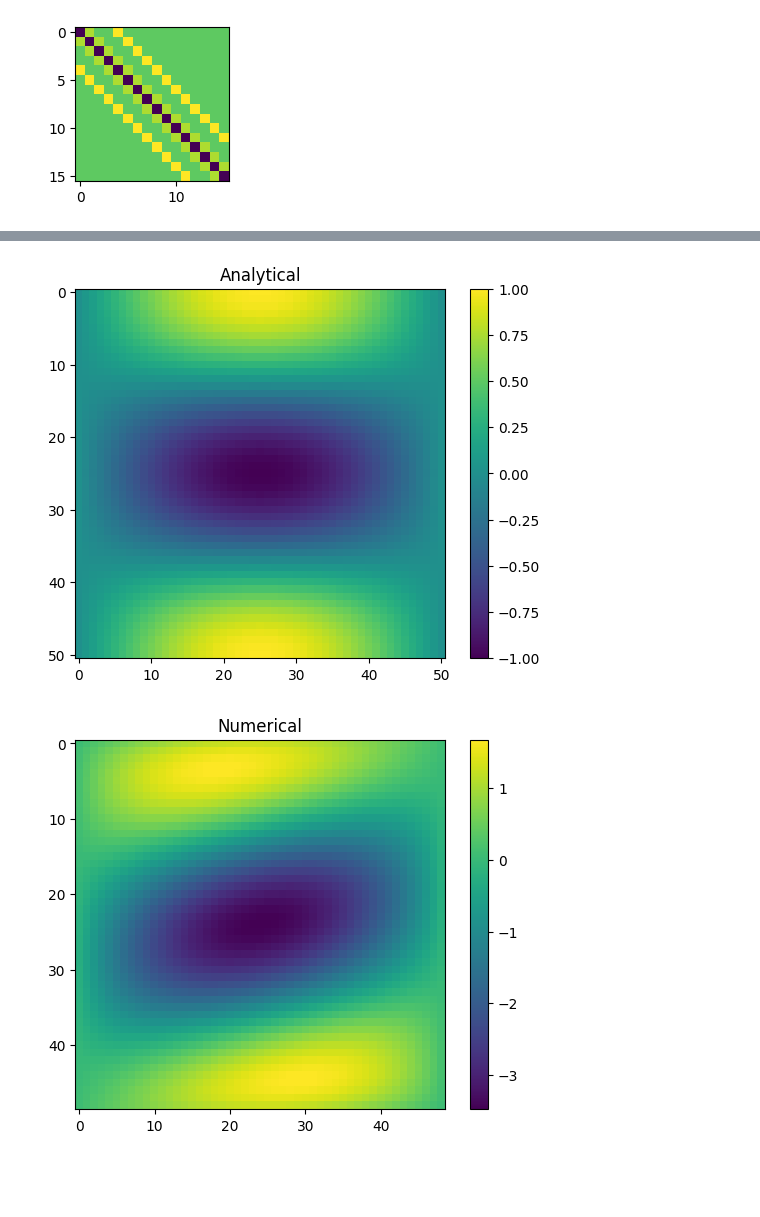
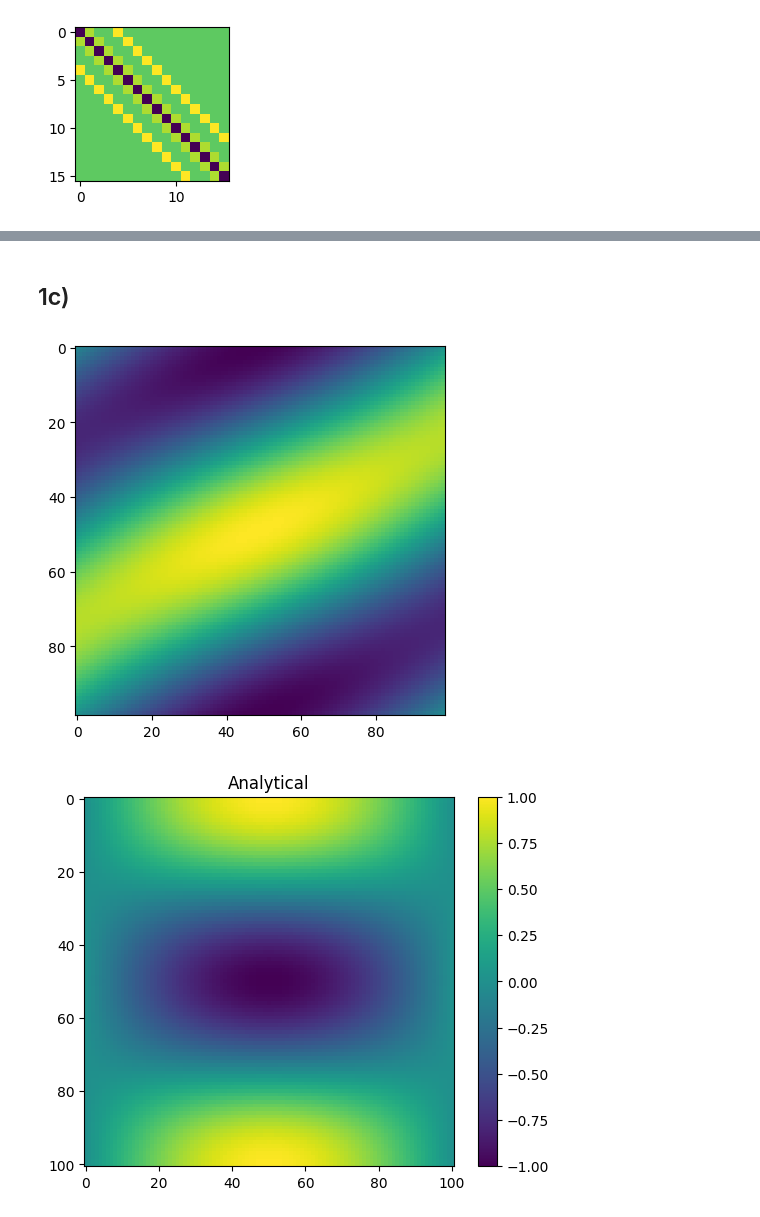
Before and after one commit to aledha/TMA4212-NumDiffDiff, a Jupyter notebook: Project 1/Proj1_code.ipynb, the cells around one changed output, grey strips where cells are left out. Cells and saved outputs as stored; diff of their text form; code cells hidden in the pictures; blank space fills up the shorter version.

```diff
--- a/Project 1/Proj1_code.ipynb
+++ b/Project 1/Proj1_code.ipynb
@@ -41,10 +41,12 @@ def dirichlet(boundaries, alpha = 1, beta = 1):
     l, t, r, b = boundaries
     M = l.shape[0] - 1         # l is M+1
     G = np.zeros((M-1, M-1))
-    G[0, :] += beta * np.insert(b[M-1: 1: -1], 0, 0)
-    G[-1, :] += beta * np.append(t[2: M], 0)
+    G[0, :] += beta * np.insert(b[2:M], 0, 0)
+    G[-1, :] += beta * np.append(t[2: M],0)
     G[:, 0] += alpha * l[1:M] + beta * l[0:M-1]
-    G[:, -1] += alpha * r[M-1:0:-1] + beta * r[M-2::-1]
+    G[:, -1] += alpha * r[0:M-1] + beta * r[1:M]
+    """plt.imshow(G)
+    plt.show()"""
     return G.flatten()
 
 
@@ -131,18 +149,19 @@ def solver(f, boundaries, a, M):
     k = 2*h
 
     alpha = a / h**2
-    beta = 1 / (h**2 + k**2)
+    beta = 1 / h**2
     consts = [alpha, -2*(alpha + beta), alpha]
     offsets = [-1, 0, 1]
     C = ndiag(consts, offsets, M-1)
     B = beta * np.eye(M-1)
+    B[-1,-1] = 0
     A = triblock(C, B, M)
     g = dirichlet(boundaries, alpha, beta)
     U_vec = np.linalg.solve(A, -g + f)
     U = U_vec.reshape((M-1, M-1))
     return U
 
-M = 50
+"""M = 50
 f = np.ones((M-1)**2)
 
 l = 5*np.sin(np.pi*np.arange(M+1)/(M+1))
@@ -152,12 +171,12 @@ b = 5*np.sin(np.pi*np.arange(M+1)/(M+1))
 boundaries = [l,t,r,b]
 
 
-a = 2
-U = solver(f, boundaries, a, M)
+a = 5"""
+#U = solver(f, boundaries, a, M)
 
-plt.imshow(U, origin = 'lower')
-plt.colorbar()
-plt.show()
+#plt.imshow(U, origin = 'lower')
+#plt.colorbar()
+#plt.show()
 """plt.plot(U[0,:])
 plt.plot(np.flip(b))
 plt.show()"""
@@ -167,9 +232,11 @@ plt.show()"""
+# %% [markdown]
+## 1c)
 # %%
-M = 50
+M = 100
 h = 1/M
 k = 2*h
 r = 2
-a = 1
+a = 0.1
 x = np.linspace(0, 1, M+1)
 y = np.linspace(0, 2, M+1)
 
@@ -178,35 +245,37 @@ def u_exact(x, y):
 U_exact = gridify(u_exact, M+1)
 
 def f(x, y):
-    return np.pi**2 * ((-a-1-r**2) * np.sin(np.pi * x)* np.cos(np.pi * y) - 2*r * np.cos(np.pi * x)* np.sin(np.pi * y))
+    return np.pi**2 * ((-a-1-r**2) * np.sin(np.pi * x) * np.cos(np.pi * y) - 2*r * np.cos(np.pi * x) * np.sin(np.pi * y))
 xx, yy = np.meshgrid(x, y)
 fvec = f(xx, yy)[1:-1, 1:-1]
+plt.imshow(fvec)
+plt.show()
 
-b = U_exact[0, :]
+b = np.flip(U_exact[0, :])
 t = U_exact[-1, :]
 l = U_exact[:, 0]
-r = U_exact[:, -1]
+r = np.flip(U_exact[:, -1])
 boundaries = [l,t,r,b]
 """plt.figure(figsize = (3,3))
 plt.plot(l, '-*', label = 'x = 0')
 plt.plot(t, '-*', label = 'y = 2')
 plt.plot(b, '-', label = 'y = 0')
 plt.plot(r, '-', label = 'x = 1')
 plt.legend()
 plt.show()"""
 plt.title('Analytical')
 plt.imshow(U_exact)
 plt.colorbar()
 plt.show()
 U = solver(fvec.flatten(), boundaries, a, M)
 plt.title('Numerical')
 plt.imshow(U.reshape((M-1,M-1)))
 plt.colorbar()
 plt.show()
 plt.title('Error')
 plt.imshow(np.abs(U.reshape((M-1, M-1)) - U_exact[1:-1,1:-1]))
 plt.colorbar()
 plt.show()
 # %% [output]
-[figure, old version]
+[figure, new version]
-[figure, old version]
+[figure, new version]
```
Also changed, not shown: parts of 8 cells of this notebook.
